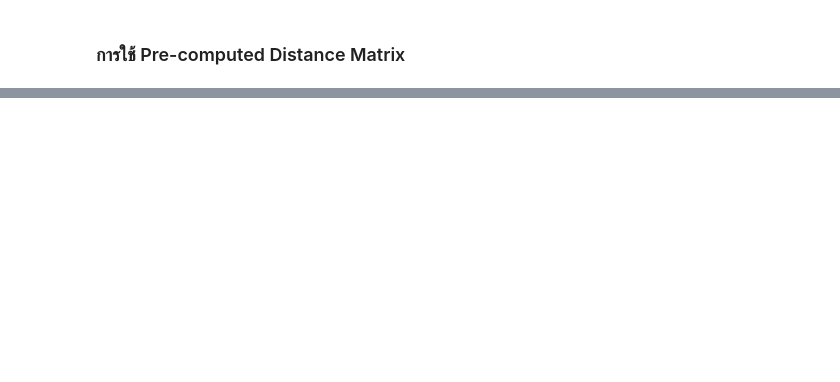
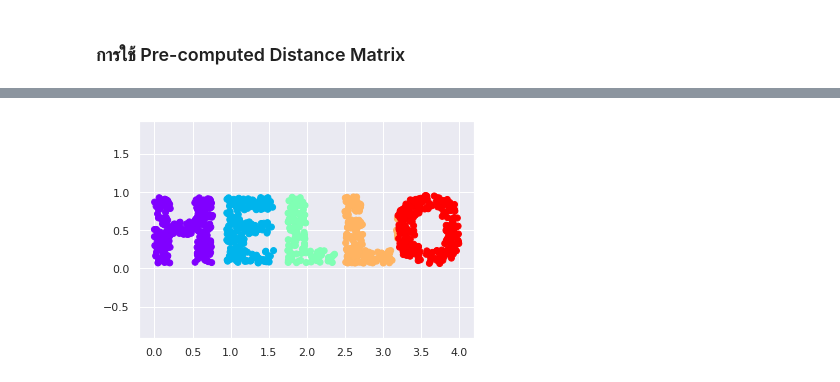
Before and after one commit to Jittiya/multivariate, a Jupyter notebook: Chapter_4_MDS.ipynb, the cells around one changed output, grey strips where cells are left out. Cells and saved outputs as stored; diff of their text form; code cells hidden in the pictures; blank space fills up the shorter version.

```diff
--- a/Chapter_4_MDS.ipynb
+++ b/Chapter_4_MDS.ipynb
@@ -168,0 +215,2 @@ plt.legend()
+# %%
+colorize = dict(c=X[:, 0], cmap=plt.cm.get_cmap('rainbow', 5))
@@ -168,0 +225,5 @@ plt.legend()
+# %%
+plt.scatter(X[:, 0], X[:, 1], **colorize)
+plt.axis('equal');
+# %% [output]
+[figure, added]
```
Also changed, not shown: parts of 30 cells of this notebook.
